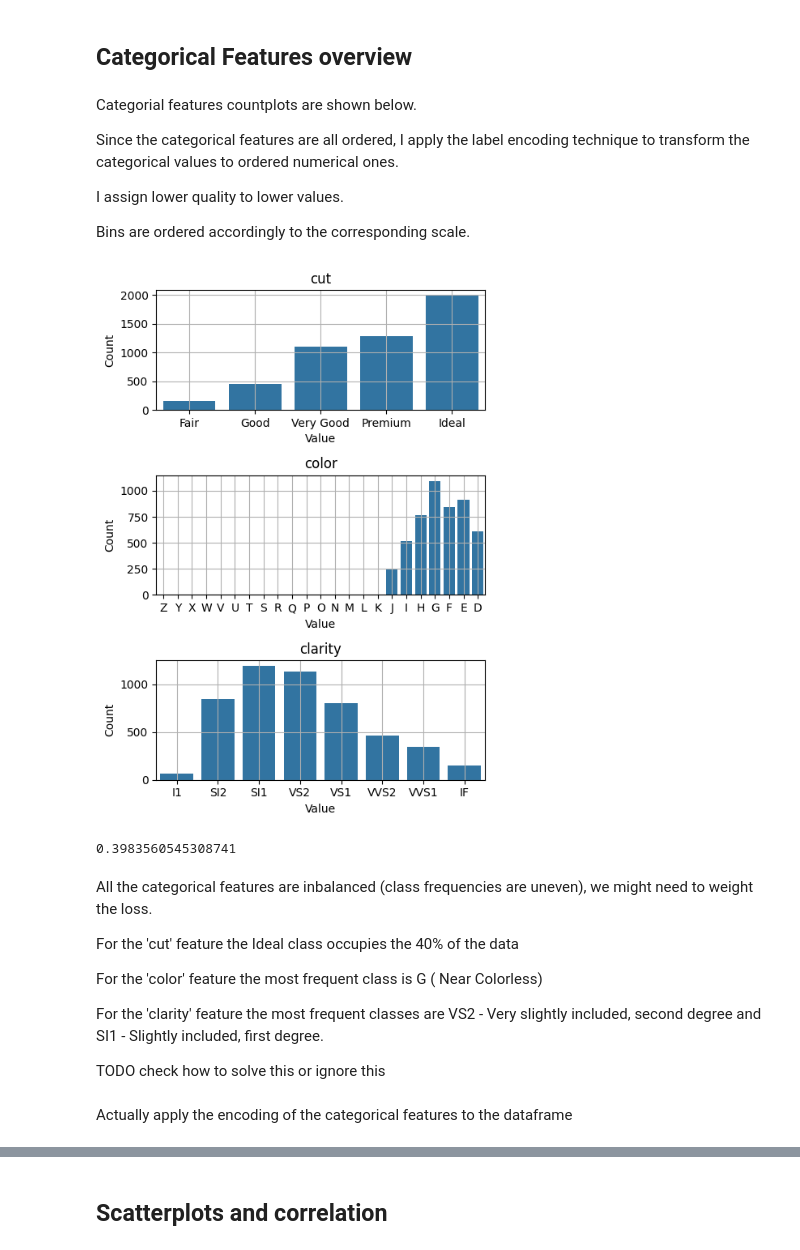
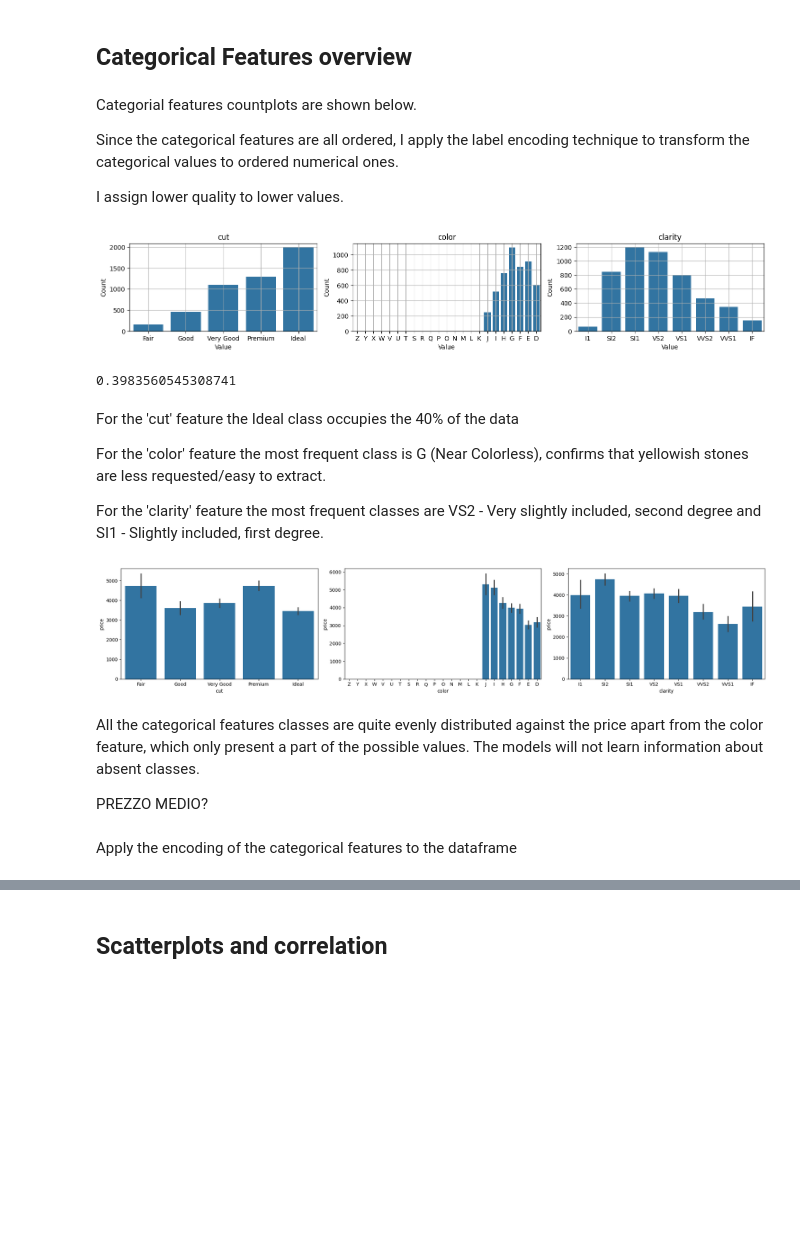
Before and after one commit to matildao-pane/xtream-ai-assignment-engineer, a Jupyter notebook: challenge_1/Data_exploration.ipynb, the cells around one changed output, grey strips where cells are left out. Drawn from its saved outputs; the diff is of its cells as text; code cells hidden in the pictures; blank space fills up the shorter version.

```diff
--- a/challenge_1/Data_exploration.ipynb
+++ b/challenge_1/Data_exploration.ipynb
@@ -174,7 +200,7 @@ It is possible to remove it since it will not affect much the overall dataset di
 # %%
 #Delete rows with values =0
-diamonds_df = diamonds_df[~(diamonds_df == 0).any(axis=1)]
-len(diamonds_df)
+clean_diamonds_df = diamonds_df[~(diamonds_df == 0).any(axis=1)]
+len(clean_diamonds_df)
 # %% [output]
 4999
 # %% [markdown]
@@ -181,9 +208,9 @@ len(diamonds_df)
 Remove the duplicate entries if exist.
 # %%
-duplicates = diamonds_df[diamonds_df.duplicated()]
+duplicates = clean_diamonds_df[clean_diamonds_df.duplicated()]
 
-diamonds_df = diamonds_df.drop_duplicates()
-print(duplicates,'\n', diamonds_df)
+clean_diamonds_df = clean_diamonds_df.drop_duplicates()
+print(duplicates,'\n', clean_diamonds_df)
 # %% [output]
       carat      cut color clarity  depth  table  price     x     y     z
 4943   0.31  Premium     E     VS2   61.6   59.0    872  4.35  4.32  2.67
@@ -204,6 +233,6 @@ print(duplicates,'\n', diamonds_df)
 # %%
 # Check negative price rows
-neg_price = diamonds_df[diamonds_df['price'] <= 0]
+neg_price = clean_diamonds_df[clean_diamonds_df['price'] <= 0]
 neg_price
 # %% [output]
 |  | carat | cut | color | clarity | depth | table | price | x | y | z |
@@ -218,8 +247,8 @@ neg_price
 | 3980 | 0.41 | Very Good | H | VS2 | 63.4 | 58.0 | -1 | 4.77 | 4.66 | 2.99 |
 | 4188 | 0.79 | Ideal | H | VVS1 | 62.0 | 56.0 | -1 | 5.92 | 5.96 | 3.68 |
 # %%
-diamonds_df = diamonds_df.drop(neg_price.index)
-len(diamonds_df)
+clean_diamonds_df = clean_diamonds_df.drop(neg_price.index)
+len(clean_diamonds_df)
 # %% [output]
 4988
 # %% [markdown]
@@ -230,30 +259,28 @@ len(diamonds_df)
  Since the categorical features are all ordered, I apply the label encoding technique to transform the categorical values to ordered numerical ones.
 
  I assign lower quality to lower values.
-
- Bins are ordered accordingly to the corresponding scale.
 # %%
 # Countplot for categorical features
 cut_order = ['Fair', 'Good', 'Very Good', 'Premium', 'Ideal']
 color_order = reversed([chr(i) for i in range(ord('D'), ord('Z')+1)])
 clarity_order = ['I1', 'SI2', 'SI1', 'VS2', 'VS1', 'VVS2', 'VVS1','IF']
 
-diamonds_df['cut'] = pd.Categorical(diamonds_df['cut'], categories=cut_order, ordered=True)
-diamonds_df['color'] = pd.Categorical(diamonds_df['color'], categories=color_order, ordered=True)
-diamonds_df['clarity'] = pd.Categorical(diamonds_df['clarity'], categories=clarity_order, ordered=True)
+clean_diamonds_df['cut'] = pd.Categorical(clean_diamonds_df['cut'], categories=cut_order, ordered=True)
+clean_diamonds_df['color'] = pd.Categorical(clean_diamonds_df['color'], categories=color_order, ordered=True)
+clean_diamonds_df['clarity'] = pd.Categorical(clean_diamonds_df['clarity'], categories=clarity_order, ordered=True)
 
-plt.figure(figsize=(5, 7))
+plt.figure(figsize=(20, 5))
 for i, feature in enumerate(categorical_features):
-    plt.subplot(3, 1, i + 1)
-    sns.countplot(data=diamonds_df, x=feature)
+    plt.subplot(2, 4, i + 1)
+    sns.countplot(data=clean_diamonds_df, x=feature)
     plt.title(f'{feature}')
     plt.xlabel('Value')
     plt.ylabel('Count')
     plt.grid(True)
 
 plt.tight_layout()
 plt.show()
 # %% [output]
-[figure, old version]
+[figure, new version]
 # %%
 #Compute percentage of 'Ideal' class in 'cut' feature
@@ -262,14 +289,25 @@ len(filtered_data)/len(diamonds_df)
 # %% [output]
 0.3983560545308741
 # %% [markdown]
-All the categorical features are inbalanced (class frequencies are uneven), we might need to weight the loss.
-
 For the 'cut' feature the Ideal class occupies the 40% of the data
 
-For the 'color' feature the most frequent class is G ( Near Colorless)
+For the 'color' feature the most frequent class is G (Near Colorless), confirms that yellowish stones are less requested/easy to extract.
 
 For the 'clarity' feature the most frequent classes are VS2 - Very slightly included, second degree and SI1 - Slightly included, first degree.
-
-TODO check how to solve this or ignore this
+# %%
+# Barplots for categorical feature against price
+plt.figure(figsize=(20, 4))
+for i,feature in enumerate(categorical_features):
+    plt.subplot(1, 3, i+1)
+    sns.barplot(x=feature, y='price', data=clean_diamonds_df)
+plt.tight_layout()
+plt.show()
+# %% [output]
+[figure, added]
+# %% [markdown]
+All the categorical features classes are quite evenly distributed against the price apart from the color feature, which only present a part of the possible values.
+The models will not learn information about absent classes.
+
+PREZZO MEDIO?
 # %% [markdown]
-Actually apply the encoding of the categorical features to the dataframe
+Apply the encoding of the categorical features to the dataframe
```
Also changed, not shown: parts of 38 cells of this notebook, 2 other files.
